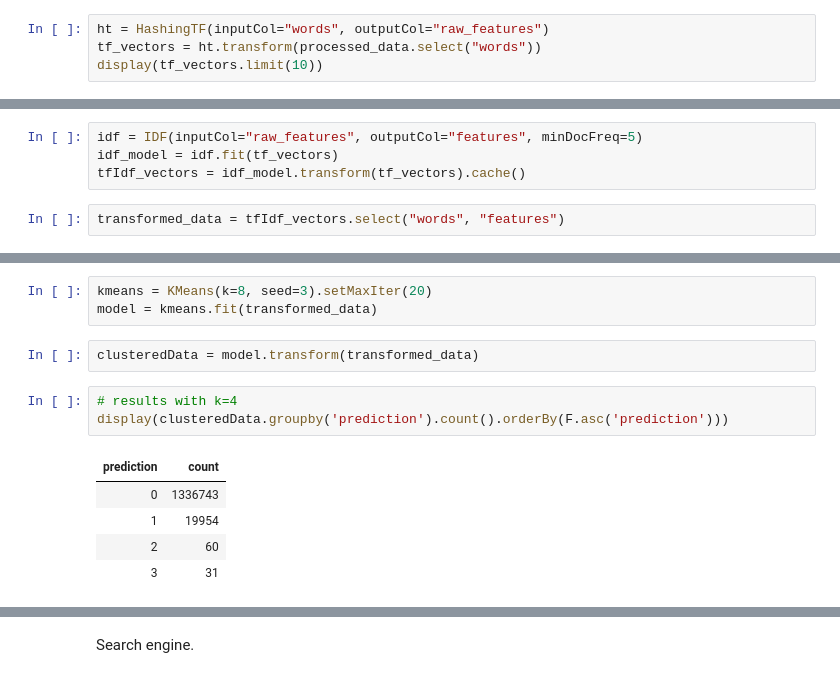
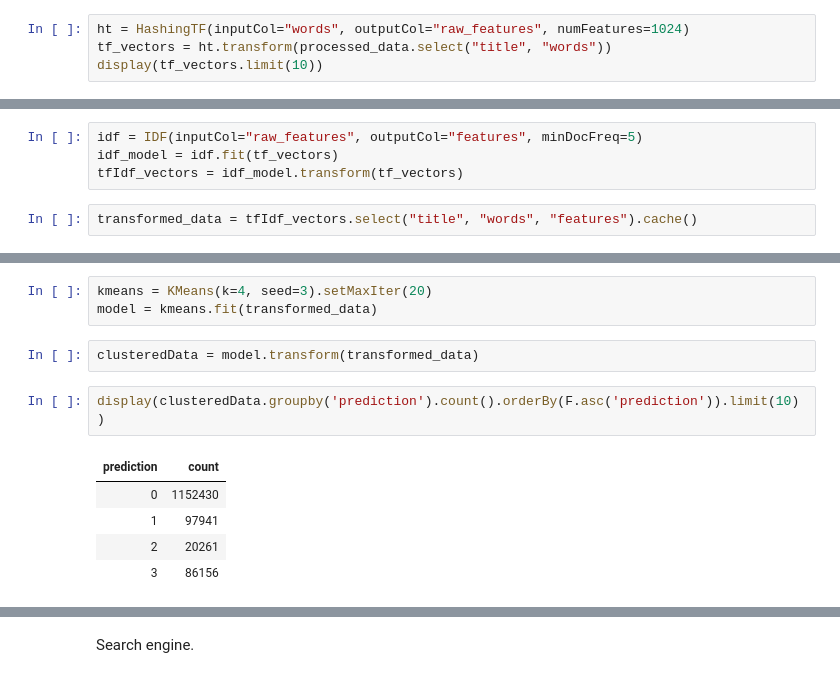
Before and after one commit to peepkolberg/bdm-project-4, a Jupyter notebook: Clustering.ipynb, the cells around one changed output, grey strips where cells are left out. Saved outputs shown, nothing was run; the diff lists cells and outputs as text.

```diff
--- a/Clustering.ipynb
+++ b/Clustering.ipynb
@@ -173,7 +171,7 @@ Vectorization of the data.
 # %%
 from pyspark.ml.feature import HashingTF, IDF
 # %%
-ht = HashingTF(inputCol="words", outputCol="raw_features")
-tf_vectors = ht.transform(processed_data.select("words"))
+ht = HashingTF(inputCol="words", outputCol="raw_features", numFeatures=1024)
+tf_vectors = ht.transform(processed_data.select("title", "words"))
 display(tf_vectors.limit(10))
 # %% [output]
@@ -191,9 +189,9 @@ display(tf_vectors.limit(10))
 # %%
 idf = IDF(inputCol="raw_features", outputCol="features", minDocFreq=5)
 idf_model = idf.fit(tf_vectors)
-tfIdf_vectors = idf_model.transform(tf_vectors).cache()
+tfIdf_vectors = idf_model.transform(tf_vectors)
 # %%
-transformed_data = tfIdf_vectors.select("words", "features")
+transformed_data = tfIdf_vectors.select("title", "words", "features").cache()
 # %%
 display(transformed_data.limit(10))
 # %% [output]
@@ -227,16 +256,15 @@ for k in range(2,10):
 # %% [markdown]
 K-means clustering.
 # %%
-kmeans = KMeans(k=8, seed=3).setMaxIter(20)
+kmeans = KMeans(k=4, seed=3).setMaxIter(20)
 model = kmeans.fit(transformed_data)
 # %%
 clusteredData = model.transform(transformed_data)
 # %%
-# results with k=4
-display(clusteredData.groupby('prediction').count().orderBy(F.asc('prediction')))
+display(clusteredData.groupby('prediction').count().orderBy(F.asc('prediction')).limit(10))
 # %% [output]
 | prediction | count |
-| 0 | 1336743 |
-| 1 | 19954 |
-| 2 | 60 |
-| 3 | 31 |
+| 0 | 1152430 |
+| 1 | 97941 |
+| 2 | 20261 |
+| 3 | 86156 |
```
Also changed, not shown: parts of 16 cells of this notebook.
